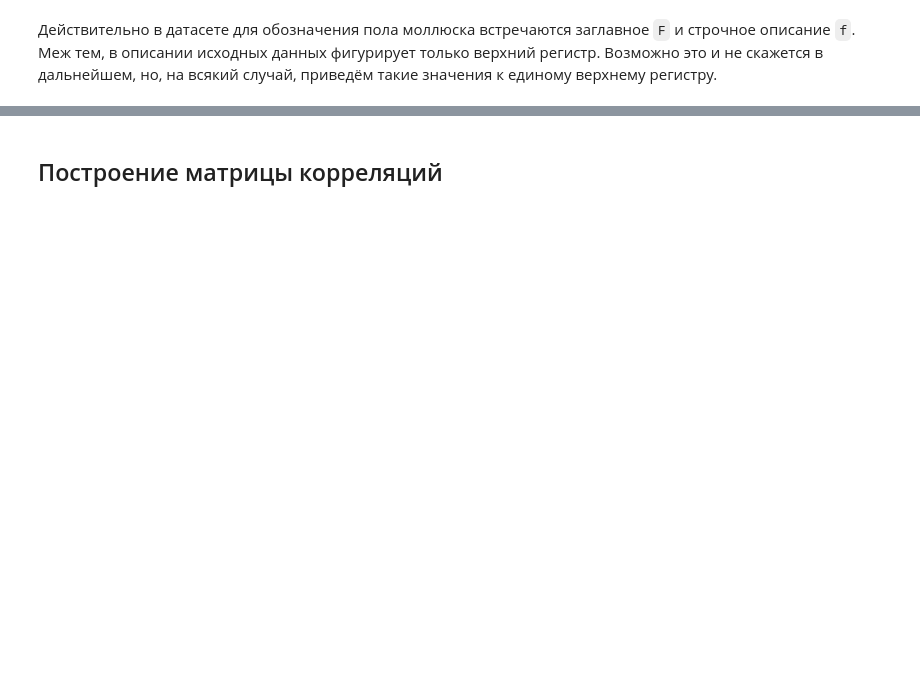
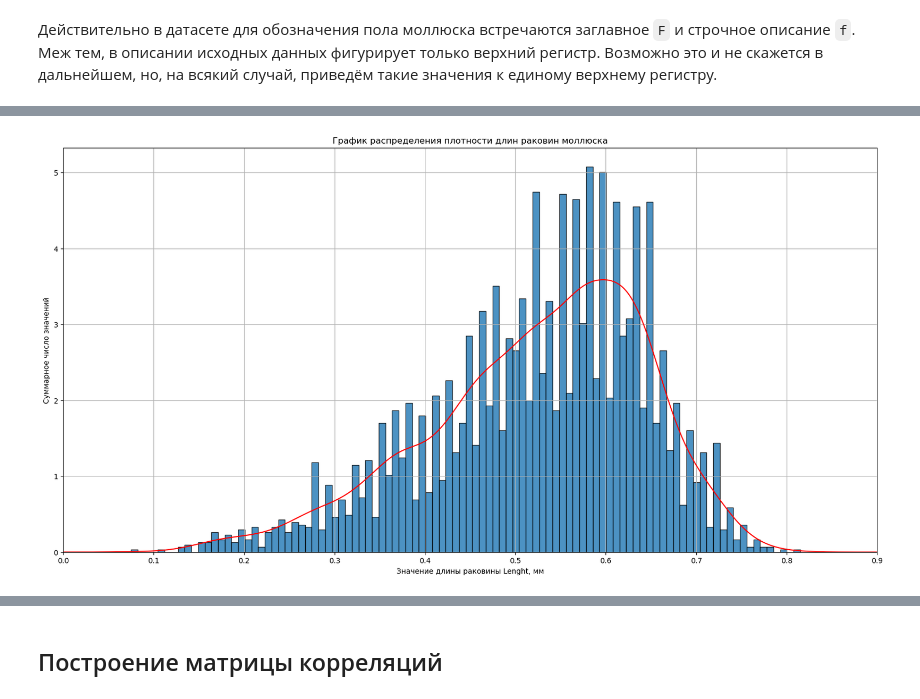
Before and after one commit to trofimovelijah/eda_177213, a Jupyter notebook: tiy_predict_age_abalone.ipynb, the cells around one changed output, grey strips where cells are left out. Drawn from its saved outputs; the diff is of its cells as text; code cells hidden in the pictures; blank space fills up the shorter version.

```diff
--- a/tiy_predict_age_abalone.ipynb
+++ b/tiy_predict_age_abalone.ipynb
@@ -143,9 +157,9 @@ print(f'Пропуски содержатся в {round(100 * total_missing_rows
 # %% [markdown]
 В целом избавиться от чуть более 5 процентов строк было бы вполне оправдано, если их природа более ясна. Сейчас же можно поступить иначе. Для признака `Shell weight` удалим все строки, поскольку они составляют чуть более 1% от общего числа строк. А для признаков `Diameter` и `Whole weight` используем метод линейной интерполяции для более _плавного_ заполнения пропусков.
 # %%
-df.dropna(subset=['Shell weight'], inplace=True)
-df.interpolate(method='linear', inplace=True)
-print(f'осталось {df.isnull().sum().sort_values(ascending=False).sum()} пропусков\nосталось {df.shape[0]} строк в датасете')
+data.dropna(subset=['shell_weight'], inplace=True)
+data.interpolate(method='linear', inplace=True)
+print(f'осталось {data.isnull().sum().sort_values(ascending=False).sum()} пропусков\nосталось {data.shape[0]} строк в датасете')
 # %% [output]
 осталось 0 пропусков
 осталось 4127 строк в датасете
@@ -174,0 +181,3 @@ Name: Sex, dtype: int64
+# %%
+data['sex'] = data['sex'].str.upper()
+data['sex'].value_counts()
@@ -174,0 +209,21 @@ Name: Sex, dtype: int64
+# %%
+plt.figure(figsize=(20,10))
+data['length'].plot(
+    kind='hist',
+    density=True,
+    alpha=0.8,
+    bins=100,
+    edgecolor='black'
+                   )
+data['length'].plot(
+    kind='density',
+    color='red'
+                   )
+plt.title('График распределения плотности длин раковин моллюска')
+plt.xlim(0, 0.9)
+plt.xlabel('Значение длины раковины Lenght, мм')
+plt.ylabel('Суммарное число значений')
+plt.grid(True)
+plt.show()
+# %% [output]
+[figure, added]
```
Also changed, not shown: parts of 76 cells of this notebook.
